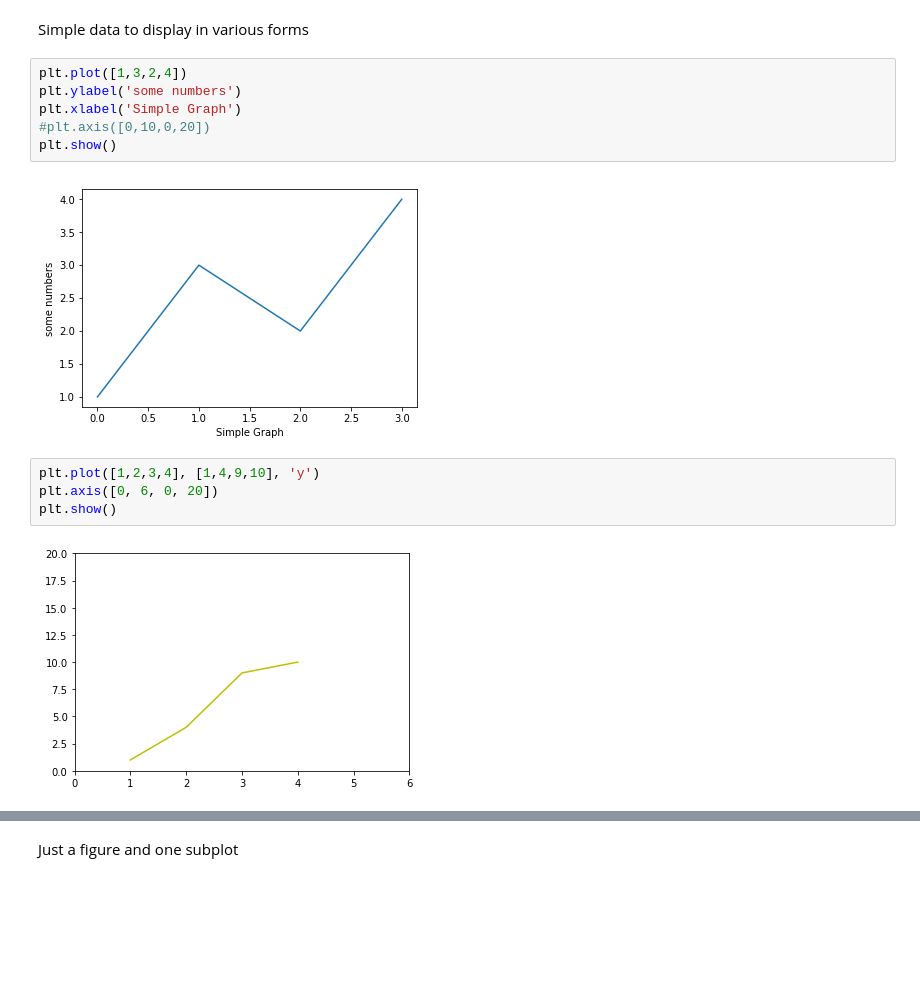
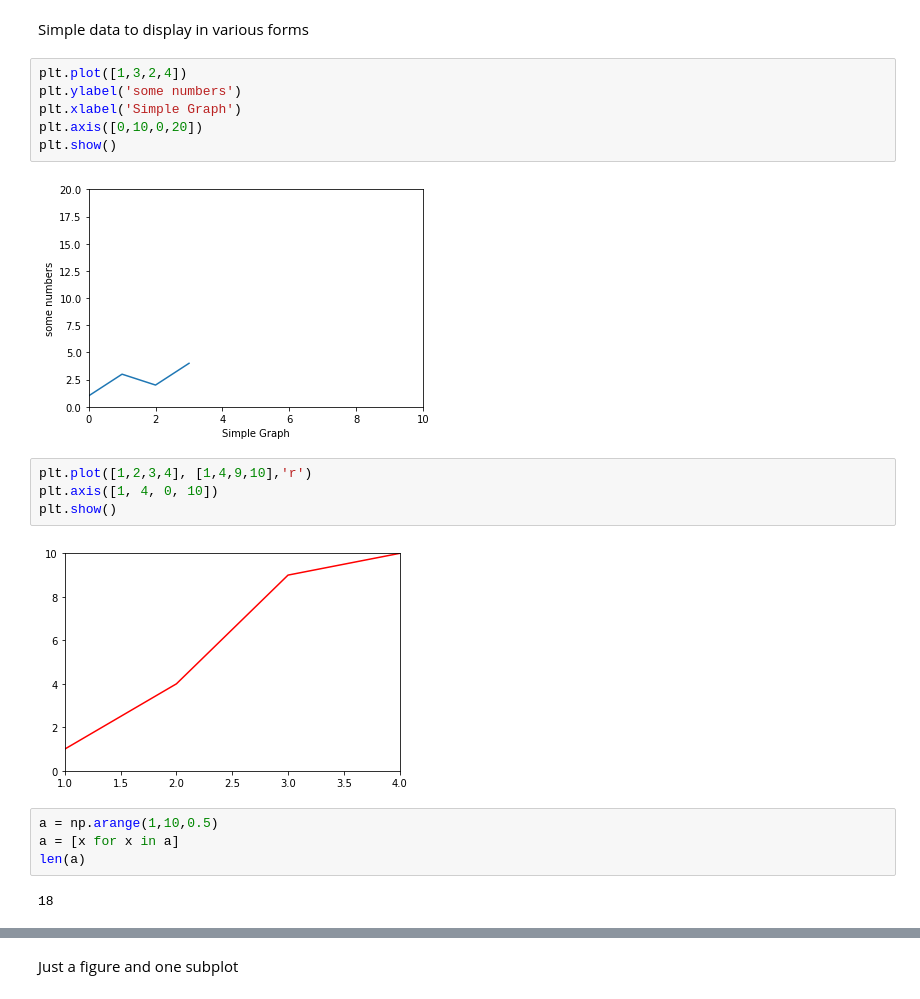
Before and after one commit to lucasmoschen/FGV_Programming_Languages-1, a Jupyter notebook: Python/Notebooks/Aula_12_Numpy_Matplotlib_Pandas-lucas.ipynb, the cells around one changed output, grey strips where cells are left out. Saved outputs shown, nothing was run; the diff lists cells and outputs as text; blank space fills up the shorter version.

```diff
--- a/Python/Notebooks/Aula_12_Numpy_Matplotlib_Pandas-lucas.ipynb
+++ b/Python/Notebooks/Aula_12_Numpy_Matplotlib_Pandas-lucas.ipynb
@@ -241,16 +246,22 @@ Simple data to display in various forms
 plt.plot([1,3,2,4])
 plt.ylabel('some numbers')
 plt.xlabel('Simple Graph')
-#plt.axis([0,10,0,20])
+plt.axis([0,10,0,20])
 plt.show()
 # %% [output]
-[figure, old version]
+[figure, new version]
 # %%
-plt.plot([1,2,3,4], [1,4,9,10], 'y')
-plt.axis([0, 6, 0, 20])
+plt.plot([1,2,3,4], [1,4,9,10],'r')
+plt.axis([1, 4, 0, 10])
 plt.show()
 # %% [output]
-[figure, old version]
+[figure, new version]
+# %%
+a = np.arange(1,10,0.5)
+a = [x for x in a]
+len(a)
+# %% [output]
+18
 # %%
 # evenly sampled time at 200ms intervals
 t = np.arange(0., 5., 0.2)
```
Also changed, not shown: parts of 8 cells of this notebook, 5 other files.
